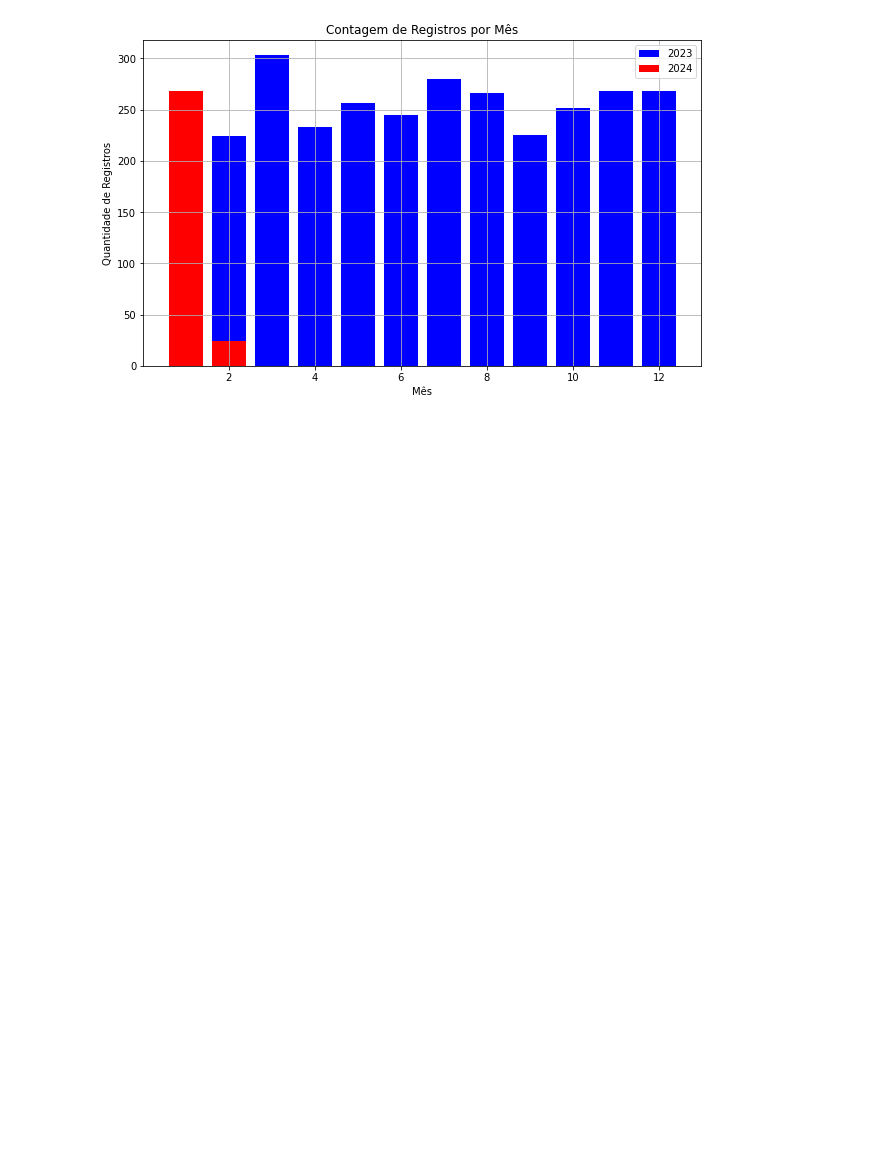
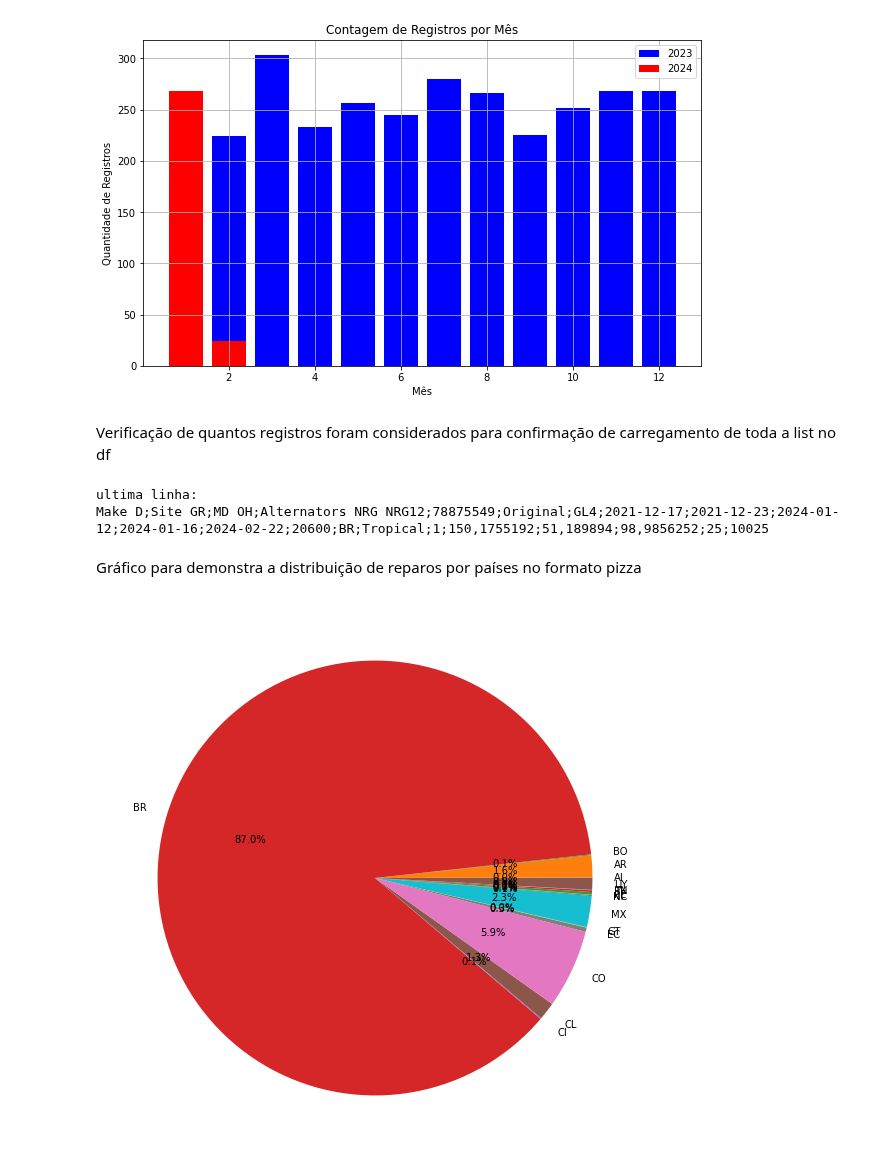
Before and after one commit to Ferraz0Felipe/PROJ-APLIC-I, a Jupyter notebook: Projeto_AplicaI.ipynb, the cells around one changed output. Cells and saved outputs as stored; diff of their text form; code cells hidden in the pictures; blank space fills up the shorter version.

Commit message:
Código para entrega 2
códigos, analise e gráficos

```diff
--- a/Projeto_AplicaI.ipynb
+++ b/Projeto_AplicaI.ipynb
@@ -275,3 +390,18 @@ plt.legend()  # Adiciona a legenda com os anos
 plt.show()
 # %% [output]
 [figure]
+# %% [markdown]
+Verificação de quantos registros foram considerados para confirmação de carregamento de toda a list no df
+# %%
+print('ultima linha:\n'+linhas[3111])
+# %% [output]
+ultima linha:
+Make D;Site GR;MD OH;Alternators NRG NRG12;78875549;Original;GL4;2021-12-17;2021-12-23;2024-01-12;2024-01-16;2024-02-22;20600;BR;Tropical;1;150,1755192;51,189894;98,9856252;25;10025
+# %% [markdown]
+Gráfico para demonstra a distribuição de reparos por países no formato pizza
+# %%
+plt.figure(figsize=(20, 10))
+plt.pie(contagem_pais,labels = contagem_pais.index, autopct='%1.1f%%')
+plt.show()
+# %% [output]
+[figure, added]
```
Also changed, not shown: parts of 22 cells of this notebook.
